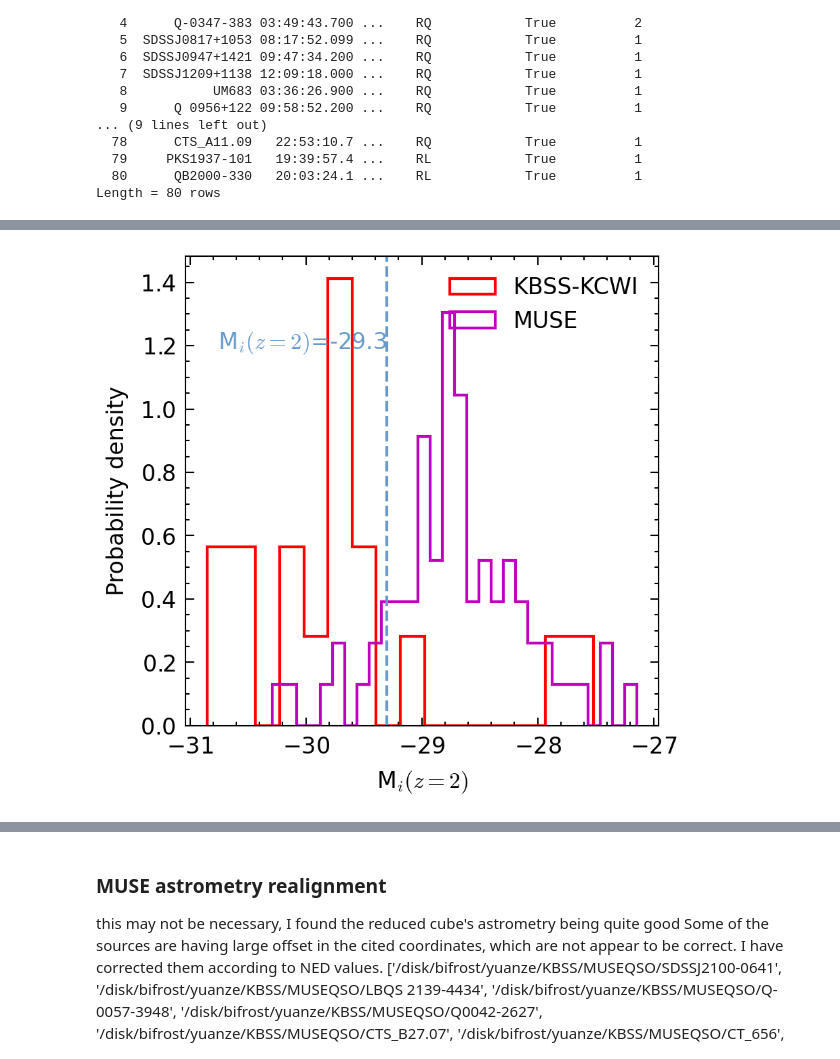
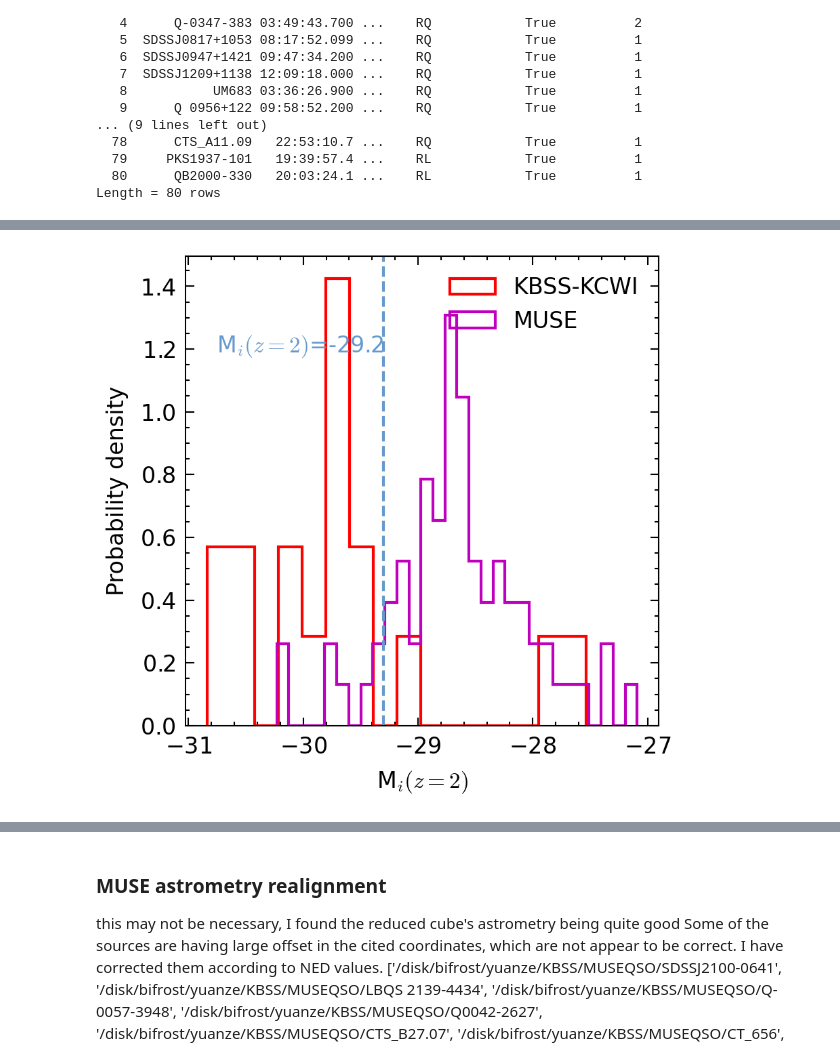
Before and after one commit to yuanzeding/KBSS_DataAnalysis, a Jupyter notebook: correlation.ipynb, the cells around one changed output, grey strips where cells are left out. Drawn from its saved outputs; the diff is of its cells as text; code cells hidden in the pictures.

```diff
--- a/correlation.ipynb
+++ b/correlation.ipynb
@@ -1999,4 +2076,5 @@ id_HL
 # %%
+lines={'NV':[1238.821,1242.804],'CIII]':[1909], 'CIV':[1548.20,1550.77],"OI":[1304,1306] ,"SiIII":[1206.5],"SiIV":[1393.76,1402.77],"SiII":[1260.42],"CII":[1334.53],"OVI":[1031,1037],"HeII":[1640],"Lya":[1216]}
 type="HLQSO"
 KBSSpath="/disk/bifrost/yuanze/KBSS"
 qsos = ascii.read(KBSSpath+"/KCWI/qsos.kcwi",format="ipac")
@@ -2012,9 +2090,9 @@ windowsize=2
 
 rextract=3.5 #radius of arcsec to extract nuclear averaged SB
 #qsos_bright = ascii.read(KBSSpath+"/KCWI/qsos_bright_updated.list",format="ipac")
-qsos_bright = ascii.read(KBSSpath+"/KCWI/qsos_bright_updated.list",format="ipac")
+qsos_bright = ascii.read(KBSSpath+"/KCWI/qsos_bright_updated_full.list",format="ipac")
 
-for id in ["Q0449-1645"]:#id_HL:
+for id in ["Q1623-KP76","Q1623-KP78"]:#id_HL:
     sentry=qsos_bright[qsos_bright["Name"]==id]
     sourcename=id
     #sourcename=re.findall(r"-(.*)",id)[1]
@@ -2291,7 +2396,7 @@ for ind,id in enumerate(line_total_flux.keys()):
         fieldnow = sentry["Field"][0]
        # if fieldnow=="Q1442" or fieldnow=="Q1009":
       #      continue
-        #z = sentry["z_sys"][0]
+        z = sentry["z_sys"][0]
         y = metrics[sourcename][0]#*(1+z)**2#/area[sourcename][2]*(1+z)**2
         yerr = metrics[sourcename][1]#*(1+z)**2#/area[sourcename][2]*(1+z)**2
 
@@ -2324,7 +2429,10 @@ for ind,id in enumerate(line_total_flux.keys()):
             fyerrall.append(yerr)
 
         axs.errorbar(x,y,xerr=xerr,yerr=yerr,fmt="o",mfc="None",ms=ms,color=colorlst[0])
-        axs.text(x,y,sourcename,fontsize=tfs)#transform=axs.transAxes,verticalalignment='top',horizontalalignment='right',fontsize=7)
+        if sourcename=="Q1217+490":
+            axs.text(x,y*1.1,sourcename,fontsize=tfs,horizontalalignment='right')#transform=axs.transAxes,verticalalignment='top',horizontalalignment='right',fontsize=7)
+        else:
+            axs.text(x,y,sourcename,fontsize=tfs,horizontalalignment='center',verticalalignment='top')#transform=axs.transAxes,verticalalignment='top',horizontalalignment='right',fontsize=7)
 
 from matplotlib.lines import Line2D
 #proxy_line1 = plt.plot([], [], marker="o",lw=0, mfc="None",ms=ms,color=colorlst[0], label="Type-1 AGN")
@@ -2361,5 +2469,5 @@ print(scipy.stats.pearsonr(fxall,np.log10(fyall)))
 print(resall.slope/-2.5,r"+-",resall.stderr/2.5)
 
 #axs.set_xscale("symlog")
-#fig.savefig(KBSSpath+"/fig/Lya_MRs_HLQSOs.pdf")
+fig.savefig(KBSSpath+"/fig/Lya_Mi_HLQSOs.pdf")
 # %% [output]
@@ -2707,9 +3002,9 @@ for obj in MUSEQSO_updated['Quasar']:
     else:
         cutout.append(False)
     iAB.append(sentry["i_AB"].values[0])
-    mu= 5.*np.log10(Planck18.luminosity_distance(sentry["z_sys"].values[0]).to(u.pc).value)-5 #distance modulus
+    mu= 5.*np.log10(Planck18.luminosity_distance(sentry["z_sys"].values[0]).to(u.pc).value/10) #distance modulus
     Mi.append(iAB[-1]-mu)
-    Mi2.append(iAB[-1]-mu-Kcorr(sentry["z_sys"].values[0]))
+    Mi2.append(iAB[-1]-mu-(Kcorr(sentry["z_sys"].values[0])))
 
 MUSEQSO_updated.add_column(Column(name='i_AB', data=iAB))
 MUSEQSO_updated.add_column(Column(name='M_i', data=Mi))
@@ -2740,6 +3058,6 @@ Length = 80 rows
 # %%
 from scipy import interpolate
-Kcorr_tab=np.genfromtxt(KBSSpath+"/Kcorr.csv",delimiter=",")
+Kcorr_tab=np.genfromtxt(KBSSpath+"/Kcorr_org.csv",delimiter=" ")
 
 Kcorr=interpolate.interp1d(Kcorr_tab[:,0],Kcorr_tab[:,1],fill_value="extrapolate")
 # %%
@@ -2791,16 +3109,16 @@ Table length=17
 # %%
 fig =  plt.figure(figsize = (3,3),dpi=300)
 ax = plt.subplot()
 colorlst=["#CC6677","#DDCC77","#6699CC"]
 ax.hist(qsos_bright["Mi_z2"], histtype='step',bins=16,edgecolor="red",fill=False,density=True,label="KBSS-KCWI")
 ax.hist(MUSEQSO_updated[MUSEQSO_updated['z_sys']<3.5]["M_i_z2"].data, histtype='step',bins=30,edgecolor="m",fill=False,density=True,label="MUSE")
 ax.set_ylabel("Probability density")
 #ax.set_ylabel("number of sources")
-ax.text(-29.3,1.25,r"M$_{i}(z=2)$=-29.3",ha="right",va="top",color=colorlst[2])
+ax.text(-29.3,1.25,r"M$_{i}(z=2)$=-29.2",ha="right",va="top",color=colorlst[2])
 ax.set_xlabel(r"M$_{i}(z=2)$")
 ax.legend()
 ax.axvline(-29.3,ls="--",color=colorlst[2])
 fig.savefig(KBSSpath+"/fig/sample_zcorr.pdf")
 # %% [output]
-[figure, old version]
+[figure, new version]
 # %%
```
Also changed, not shown: parts of 33 cells of this notebook, 6 other files.
